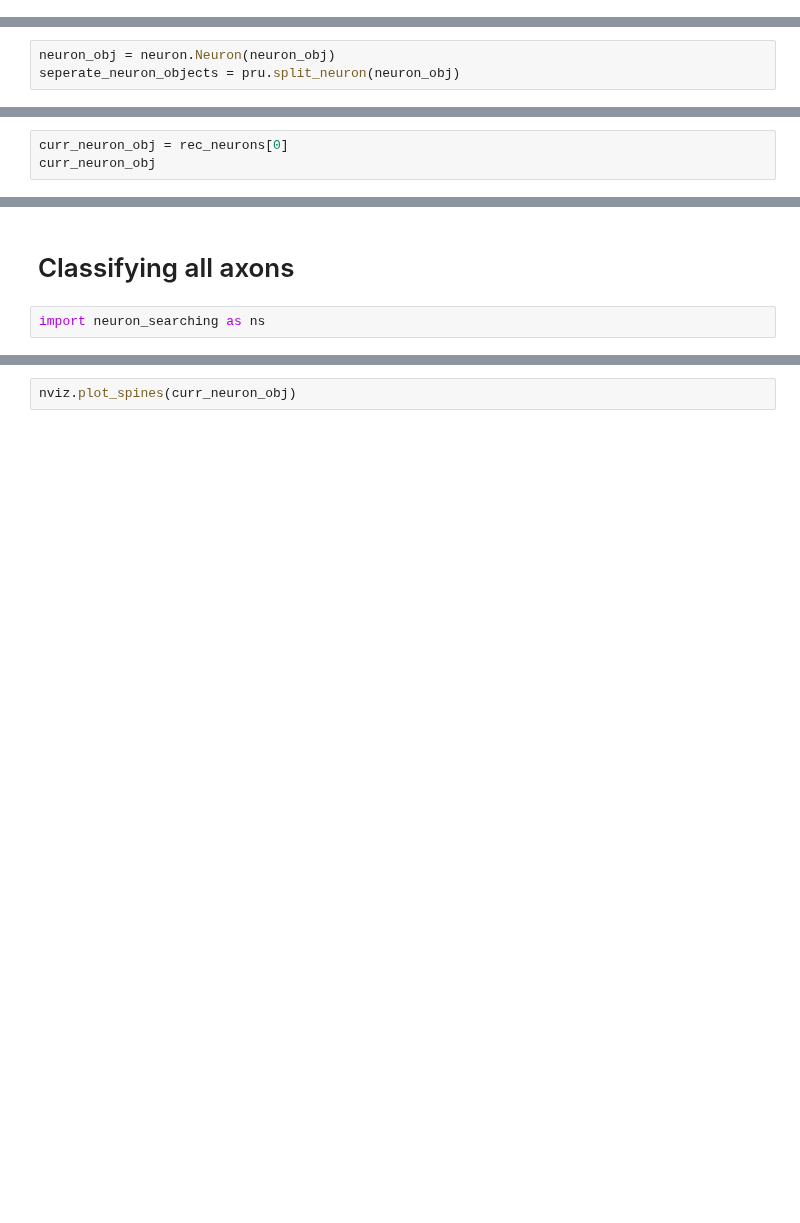
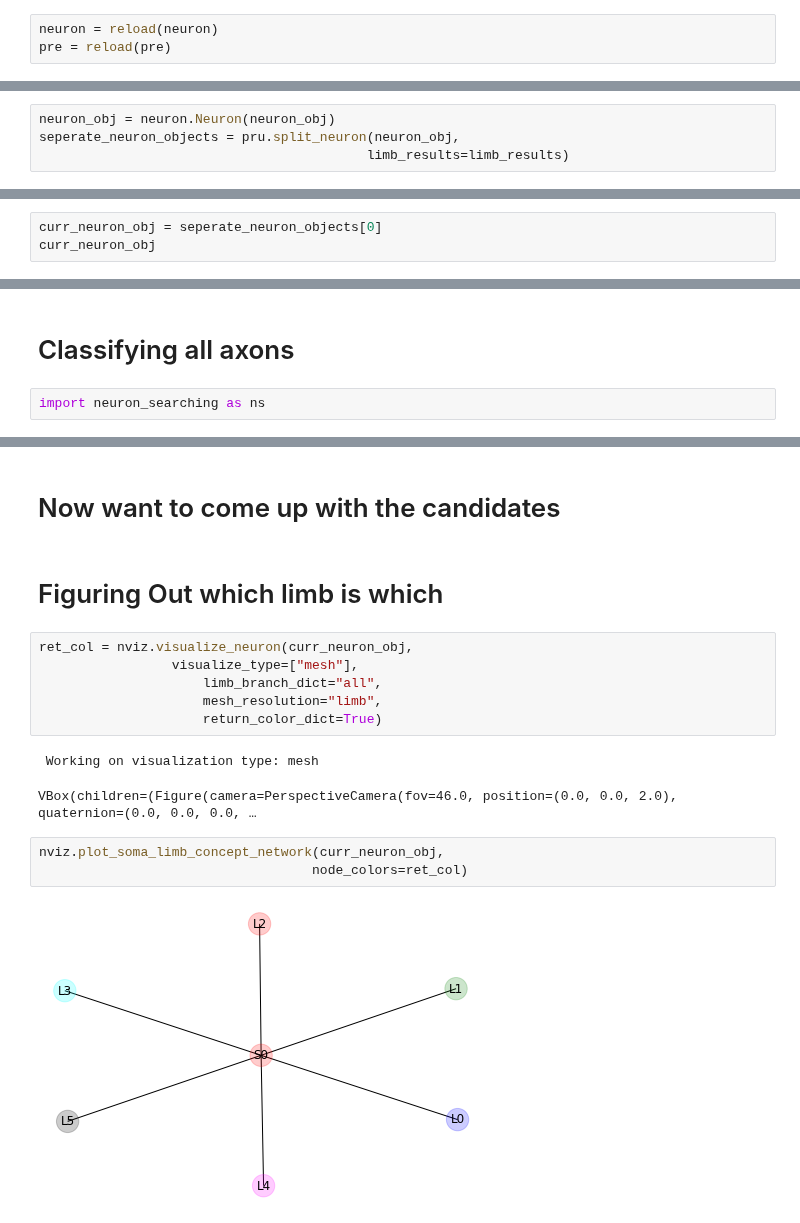
Before and after one commit to celiibrendan/neuron_mesh_tools, a Jupyter notebook: Auto_Proofreading/Compartments/Axon/Axon_Classification_Vp1.ipynb, the cells around one changed output, grey strips where cells are left out. Drawn from its saved outputs; the diff is of its cells as text; blank space fills up the shorter version.

```diff
--- a/Auto_Proofreading/Compartments/Axon/Axon_Classification_Vp1.ipynb
+++ b/Auto_Proofreading/Compartments/Axon/Axon_Classification_Vp1.ipynb
@@ -49,4 +41,7 @@ description="classic_double_soma_12_29"
 somas=None
+# %%
+neuron = reload(neuron)
+pre = reload(pre)
 # %%
 total_neuron_process_time = time.time()
 
@@ -112,3 +225,4 @@ limb_results = pru.multi_soma_split_suggestions(neuron_obj,
 # %%
 neuron_obj = neuron.Neuron(neuron_obj)
-seperate_neuron_objects = pru.split_neuron(neuron_obj)
+seperate_neuron_objects = pru.split_neuron(neuron_obj,
+                                          limb_results=limb_results)
@@ -141,5 +283,5 @@ for r in rec_neurons:
 # %% [markdown]
 # Going to Now Classify Each of the Neurons
 # %%
-curr_neuron_obj = rec_neurons[0]
+curr_neuron_obj = seperate_neuron_objects[0]
 curr_neuron_obj
@@ -226,2 +381,18 @@ nviz.visualize_neuron(curr_neuron_obj,
+# %% [markdown]
+# Now want to come up with the candidates
+# %% [markdown]
+# Figuring Out which limb is which
+# %%
+ret_col = nviz.visualize_neuron(curr_neuron_obj,
+                 visualize_type=["mesh"],
+                     limb_branch_dict="all",
+                     mesh_resolution="limb",
+                     return_color_dict=True)
+# %% [output]
+ Working on visualization type: mesh
+VBox(children=(Figure(camera=PerspectiveCamera(fov=46.0, position=(0.0, 0.0, 2.0), quaternion=(0.0, 0.0, 0.0, …
 # %%
-nviz.plot_spines(curr_neuron_obj)
+nviz.plot_soma_limb_concept_network(curr_neuron_obj,
+                                   node_colors=ret_col)
+# %% [output]
+[figure, added]
```
Also changed, not shown: parts of 47 cells of this notebook, 26 other files.
